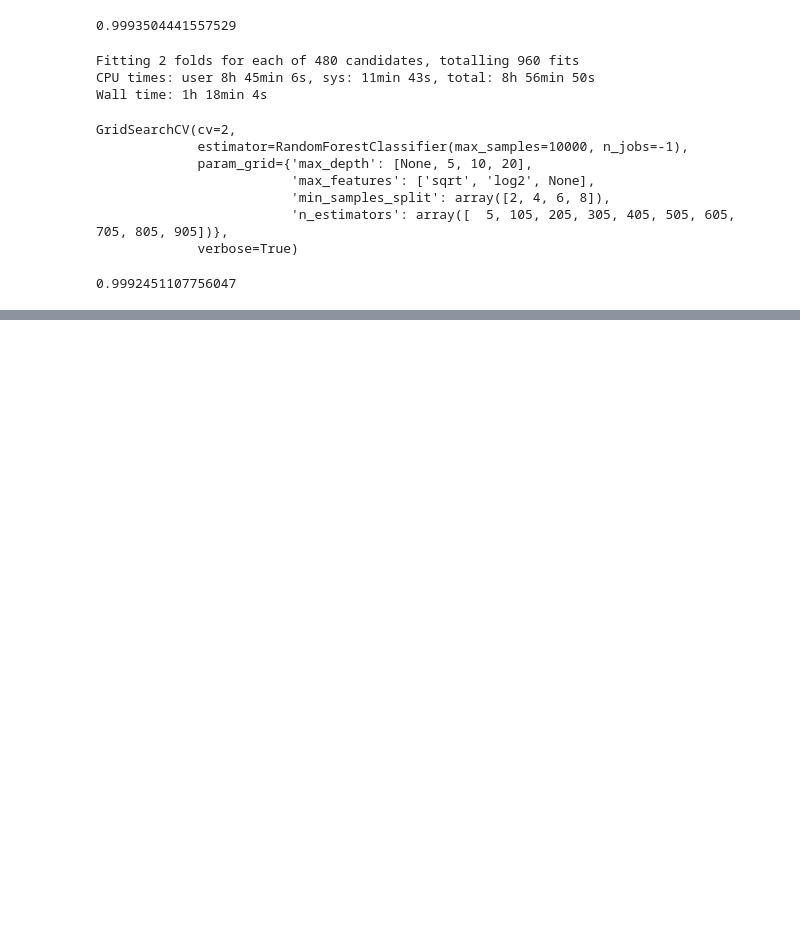
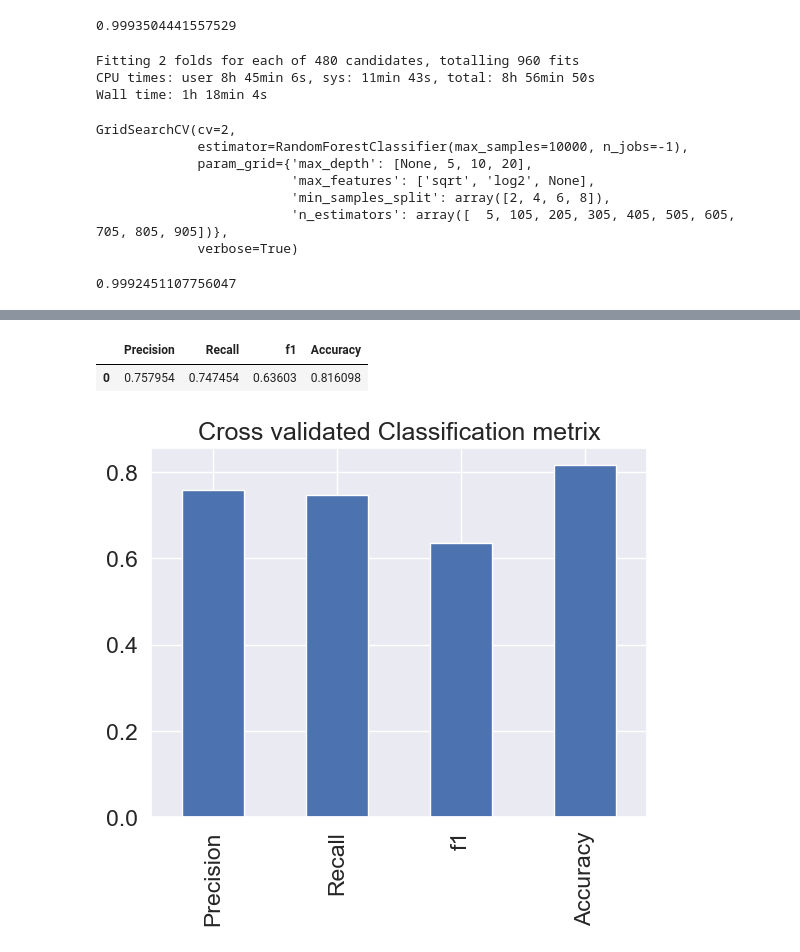
Before and after one commit to Ydv-Suman/Credit-Card-Fraud-Detection, a Jupyter notebook: Main.ipynb, the cells around one changed output, grey strips where cells are left out. Cells and saved outputs as stored; diff of their text form; code cells hidden in the pictures; blank space fills up the shorter version.

```diff
--- a/Main.ipynb
+++ b/Main.ipynb
@@ -182,0 +242,5 @@ gs_model.score(x_test, y_test)
+# %%
+%%time
+cv_recall = cross_val_score(new_model, x, y, cv=5, scoring="recall")
+cv_recall = np.mean(cv_recall)
+cv_recall
@@ -182,0 +251,4 @@ gs_model.score(x_test, y_test)
+# %%
+cv_f1 = cross_val_score(new_model, x, y, cv=5, scoring="f1")
+cv_f1 = np.mean(cv_f1)
+cv_f1
@@ -182,0 +257,5 @@ gs_model.score(x_test, y_test)
+# %%
+%%time
+cv_acc = cross_val_score(new_model, x, y, cv=5, scoring="accuracy")
+cv_acc = np.mean(cv_acc)
+cv_acc
@@ -182,0 +266,19 @@ gs_model.score(x_test, y_test)
+# %%
+# visualize cross validated metrix
+cv_metrics = pd.DataFrame({
+    "Precision": cv_prc,
+    "Recall": cv_recall,
+    "f1": cv_f1,
+    "Accuracy": cv_acc
+    },
+    index=[0])
+cv_metrics
+# %% [output]
+|  | Precision | Recall | f1 | Accuracy |
+| 0 | 0.757954 | 0.747454 | 0.63603 | 0.816098 |
+# %%
+cv_metrics.T.plot.bar(title="Cross validated Classification metrix",
+                     legend=False)
+plt.show()
+# %% [output]
+[figure, added]
```
Also changed, not shown: parts of 10 cells of this notebook.
